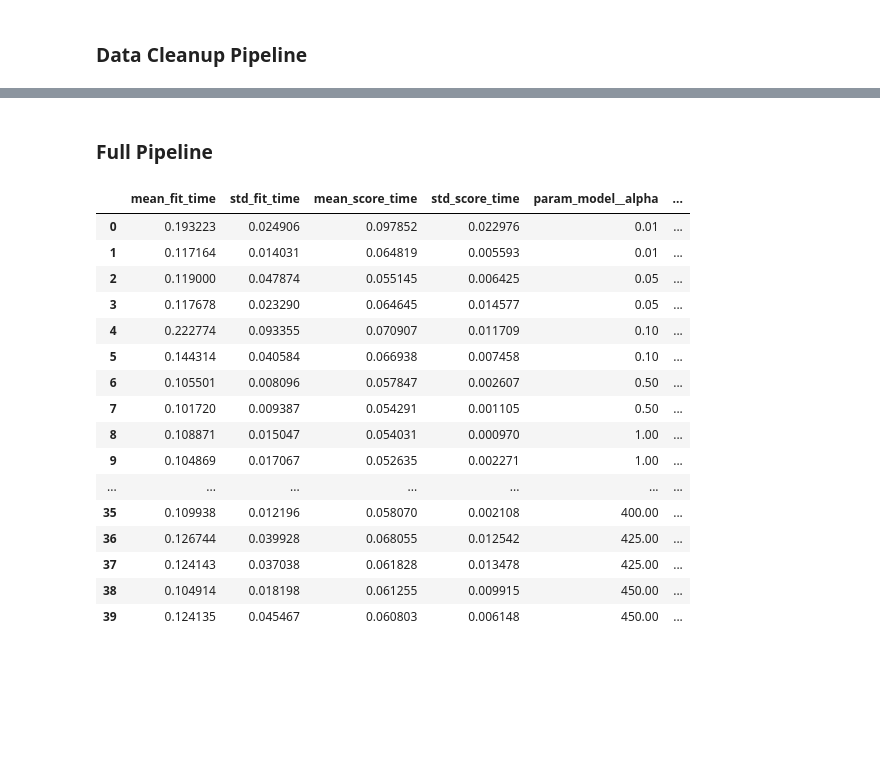
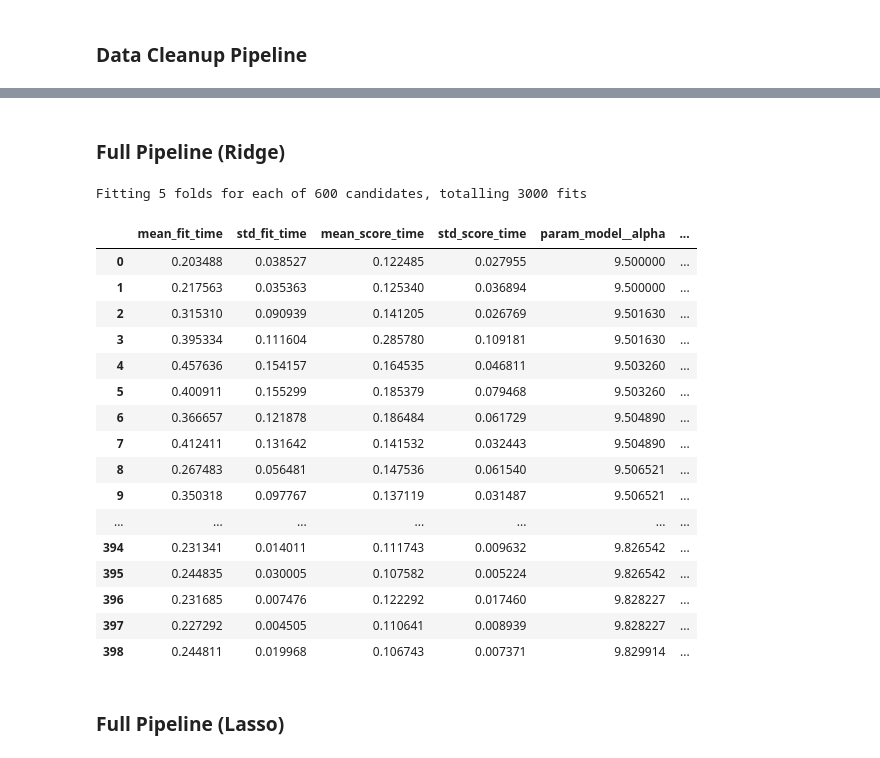
Before and after one commit to SandroBolkvadze/House-Prices-Kaggle-Competition, a Jupyter notebook: preprocessing.ipynb, the cells around one changed output, grey strips where cells are left out. Drawn from its saved outputs; the diff is of its cells as text; code cells hidden in the pictures; blank space fills up the shorter version.

```diff
--- a/preprocessing.ipynb
+++ b/preprocessing.ipynb
@@ -265,0 +354,28 @@ print(y_test_t.shape)
+# %%
+from sklearn.linear_model import LinearRegression
+from sklearn.model_selection import GridSearchCV
+from sklearn.model_selection import KFold
+
+kf = KFold(n_splits=5, shuffle=True, random_state=1337)
+
+final_pipeline = Pipeline([
+    ('preprocessor', preprocessor_pipeline),
+    ('model', LinearRegression())
+])
+
+param_grid = {
+    'preprocessor__preprocessor__num_impute__impute__strategy': ['mean', 'median'],
+}
+
+search = GridSearchCV(
+    final_pipeline,
+    param_grid,
+    cv=kf,
+    scoring='neg_root_mean_squared_error',
+    return_train_score=True,
+)
+
+search.fit(X_train, y_train_t)
+cv_results_df = pd.DataFrame(search.cv_results_)
+
+cv_results_df
@@ -266,49 +386,56 @@ print(y_test_t.shape)
 # %% [markdown]
-### Full Pipeline ###
+### Full Pipeline (Ridge) ###
 # %%
 from sklearn.linear_model import Ridge
-from sklearn.model_selection import GridSearchCV, cross_validate
+from sklearn.model_selection import GridSearchCV
 from sklearn.model_selection import KFold
 
-kf = KFold(n_splits=5, shuffle=True, random_state=42)
+kf = KFold(n_splits=5, shuffle=True, random_state=1337)
 
 final_pipeline = Pipeline([
     ('preprocessor', preprocessor_pipeline),
     ('model', Ridge())
 ])
 
 param_grid = {
-    'preprocessor__preprocessor__num_nan__strategy' : ['mean', 'median'],
-    'model__alpha': [.01, .05, .1, .5, 1, 5, 15, 20, 50, 100, 150, 200, 250, 300, 350, 400, 450, 500],
+    'preprocessor__preprocessor__num_impute__impute__strategy': ['mean', 'median'],
+    # 'model__alpha': [.001, .01, .05, .1, .5, 1, 5, 9, 9.1, 9.2, 9.3, 9.4],
+    # 'model__alpha': np.linspace(.01, 50, 300),
+    'model__alpha': np.logspace(np.log10(9.5), np.log10(10), 300),
 }
 
 search = GridSearchCV(
     final_pipeline,
     param_grid,
     cv=kf,
     scoring='neg_root_mean_squared_error',
     return_train_score=True,
+    verbose=1,
+    n_jobs=-1
 )
 
 search.fit(X_train, y_train_t)
 cv_results_df = pd.DataFrame(search.cv_results_)
 
 cv_results_df
 # %% [output]
+Fitting 5 folds for each of 600 candidates, totalling 3000 fits
 |  | mean_fit_time | std_fit_time | mean_score_time | std_score_time | param_model__alpha | ... |
-| 0 | 0.193223 | 0.024906 | 0.097852 | 0.022976 | 0.01 | ... |
-| 1 | 0.117164 | 0.014031 | 0.064819 | 0.005593 | 0.01 | ... |
-| 2 | 0.119000 | 0.047874 | 0.055145 | 0.006425 | 0.05 | ... |
-| 3 | 0.117678 | 0.023290 | 0.064645 | 0.014577 | 0.05 | ... |
-| 4 | 0.222774 | 0.093355 | 0.070907 | 0.011709 | 0.10 | ... |
-| 5 | 0.144314 | 0.040584 | 0.066938 | 0.007458 | 0.10 | ... |
-| 6 | 0.105501 | 0.008096 | 0.057847 | 0.002607 | 0.50 | ... |
-| 7 | 0.101720 | 0.009387 | 0.054291 | 0.001105 | 0.50 | ... |
-| 8 | 0.108871 | 0.015047 | 0.054031 | 0.000970 | 1.00 | ... |
-| 9 | 0.104869 | 0.017067 | 0.052635 | 0.002271 | 1.00 | ... |
+| 0 | 0.203488 | 0.038527 | 0.122485 | 0.027955 | 9.500000 | ... |
+| 1 | 0.217563 | 0.035363 | 0.125340 | 0.036894 | 9.500000 | ... |
+| 2 | 0.315310 | 0.090939 | 0.141205 | 0.026769 | 9.501630 | ... |
+| 3 | 0.395334 | 0.111604 | 0.285780 | 0.109181 | 9.501630 | ... |
+| 4 | 0.457636 | 0.154157 | 0.164535 | 0.046811 | 9.503260 | ... |
+| 5 | 0.400911 | 0.155299 | 0.185379 | 0.079468 | 9.503260 | ... |
+| 6 | 0.366657 | 0.121878 | 0.186484 | 0.061729 | 9.504890 | ... |
+| 7 | 0.412411 | 0.131642 | 0.141532 | 0.032443 | 9.504890 | ... |
+| 8 | 0.267483 | 0.056481 | 0.147536 | 0.061540 | 9.506521 | ... |
+| 9 | 0.350318 | 0.097767 | 0.137119 | 0.031487 | 9.506521 | ... |
 | ... | ... | ... | ... | ... | ... | ... |
-| 35 | 0.109938 | 0.012196 | 0.058070 | 0.002108 | 400.00 | ... |
-| 36 | 0.126744 | 0.039928 | 0.068055 | 0.012542 | 425.00 | ... |
-| 37 | 0.124143 | 0.037038 | 0.061828 | 0.013478 | 425.00 | ... |
-| 38 | 0.104914 | 0.018198 | 0.061255 | 0.009915 | 450.00 | ... |
-| 39 | 0.124135 | 0.045467 | 0.060803 | 0.006148 | 450.00 | ... |
+| 394 | 0.231341 | 0.014011 | 0.111743 | 0.009632 | 9.826542 | ... |
+| 395 | 0.244835 | 0.030005 | 0.107582 | 0.005224 | 9.826542 | ... |
+| 396 | 0.231685 | 0.007476 | 0.122292 | 0.017460 | 9.828227 | ... |
+| 397 | 0.227292 | 0.004505 | 0.110641 | 0.008939 | 9.828227 | ... |
+| 398 | 0.244811 | 0.019968 | 0.106743 | 0.007371 | 9.829914 | ... |
+# %% [markdown]
+### Full Pipeline (Lasso) ###
```
Also changed, not shown: parts of 28 cells of this notebook, 3 other files.
